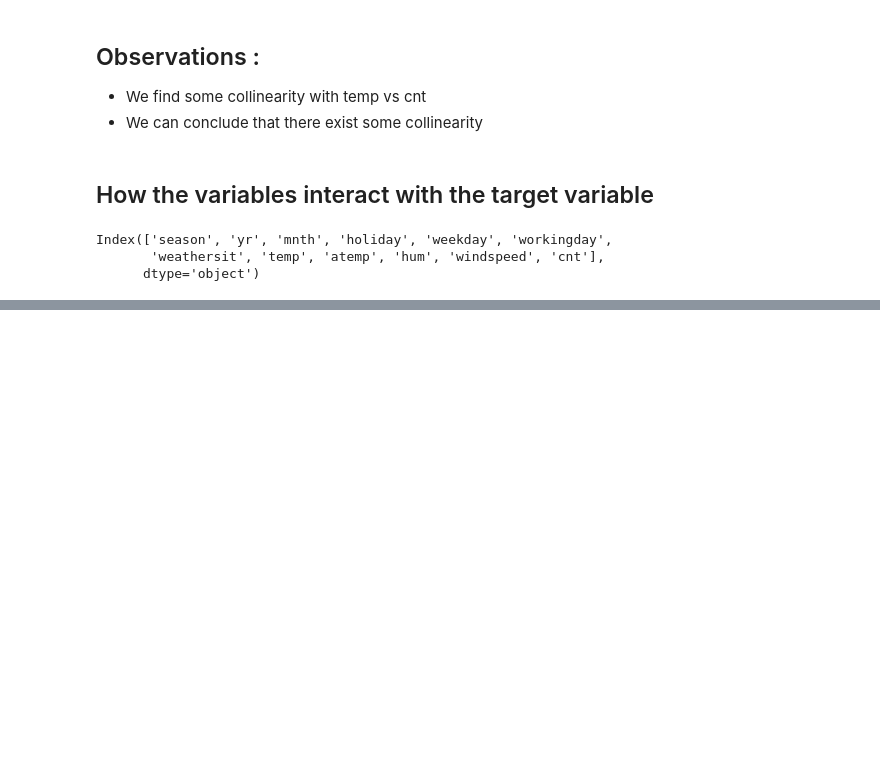
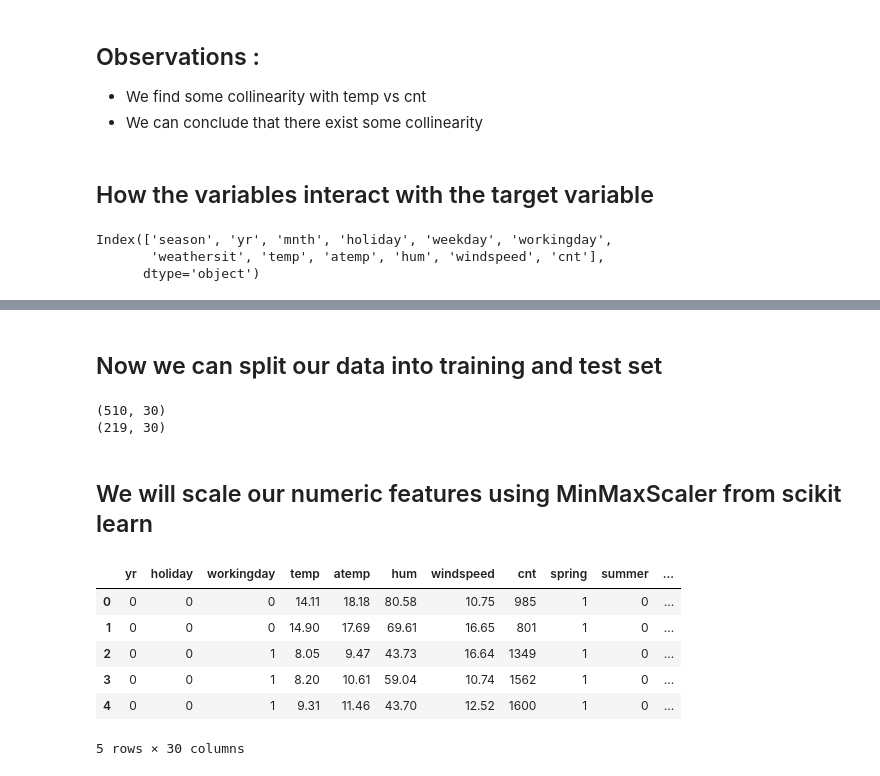
Before and after one commit to basil-16/BikeSharingAssignment, a Jupyter notebook: BikeSharing.ipynb, the cells around one changed output, grey strips where cells are left out. Drawn from its saved outputs; the diff is of its cells as text; code cells hidden in the pictures; blank space fills up the shorter version.

```diff
--- a/BikeSharing.ipynb
+++ b/BikeSharing.ipynb
@@ -368,0 +459,4 @@ data.head()
+# %%
+# Now we will concatenate all the dummies and drop the orginal column from our datframe
+
+data1 = pd.concat([data, dummies_for_season, dummies_for_mnth, dummies_for_weekday, dummies_for_weathersit], axis = 1)
@@ -368,0 +483,5 @@ data.head()
+# %%
+# Let's drop the original columns
+cols_to_drop = ["season", "mnth", "weekday", "weathersit"]
+
+data1.drop(cols_to_drop, axis = 1, inplace = True)
@@ -368,0 +508,2 @@ data.head()
+# %% [markdown]
+## Now we can split our data into training and test set
@@ -368,0 +512,8 @@ data.head()
+# %%
+print(train_df.shape)
+print(test_df.shape)
+# %% [output]
+(510, 30)
+(219, 30)
+# %% [markdown]
+## We will scale our numeric features using MinMaxScaler from scikit learn
@@ -368,0 +522,10 @@ data.head()
+# %%
+data1.head()
+# %% [output]
+|  | yr | holiday | workingday | temp | atemp | hum | windspeed | cnt | spring | summer | ... |
+| 0 | 0 | 0 | 0 | 14.11 | 18.18 | 80.58 | 10.75 | 985 | 1 | 0 | ... |
+| 1 | 0 | 0 | 0 | 14.90 | 17.69 | 69.61 | 16.65 | 801 | 1 | 0 | ... |
+| 2 | 0 | 0 | 1 | 8.05 | 9.47 | 43.73 | 16.64 | 1349 | 1 | 0 | ... |
+| 3 | 0 | 0 | 1 | 8.20 | 10.61 | 59.04 | 10.74 | 1562 | 1 | 0 | ... |
+| 4 | 0 | 0 | 1 | 9.31 | 11.46 | 43.70 | 12.52 | 1600 | 1 | 0 | ... |
+5 rows × 30 columns
```
Also changed, not shown: parts of 39 cells of this notebook.
